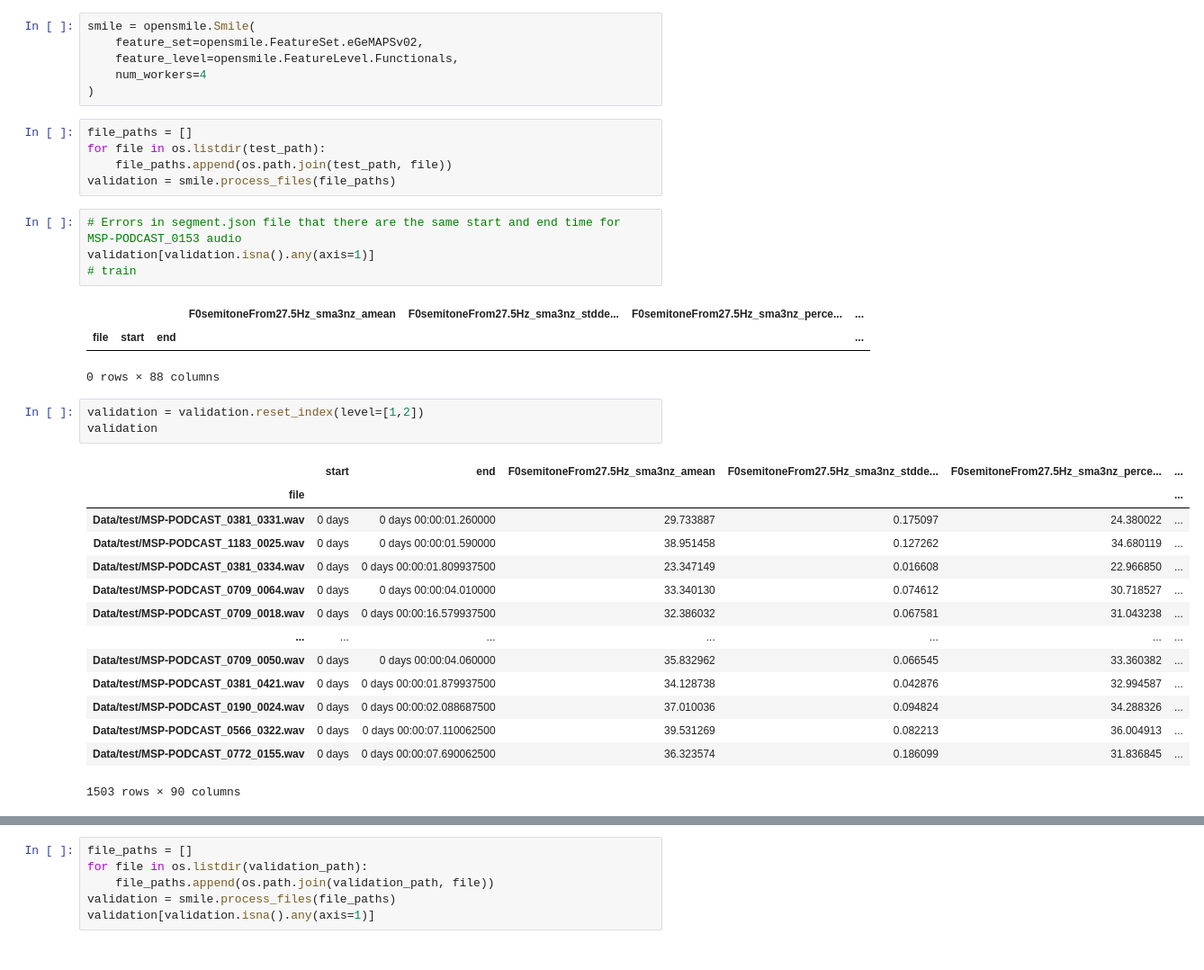
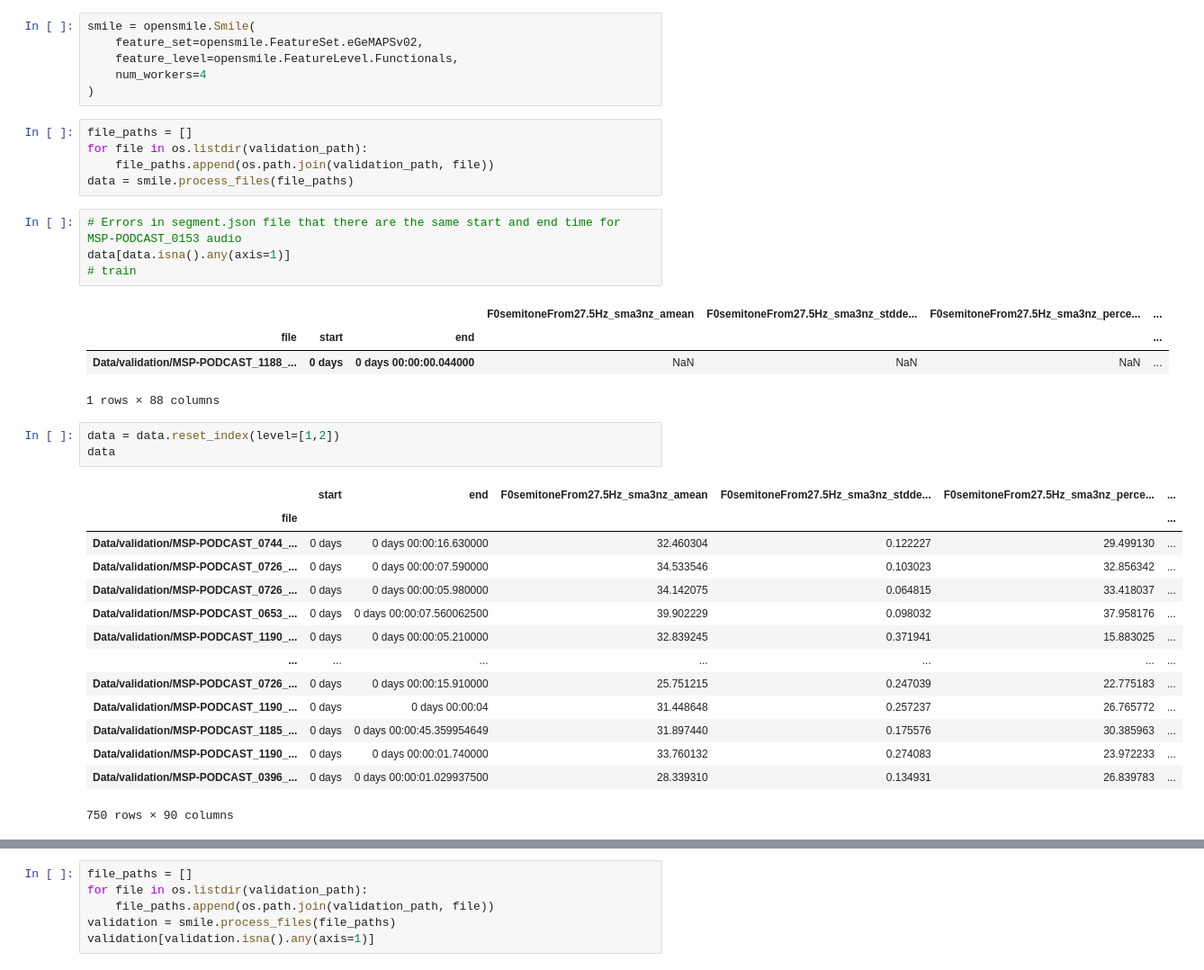
Before and after one commit to eddie8615/ABI_research, a Jupyter notebook: Data Preprocessing.ipynb, the cells around one changed output, grey strips where cells are left out. Shown at 90% size. Saved outputs shown, nothing was run; the diff lists cells and outputs as text.

```diff
--- a/Data Preprocessing.ipynb
+++ b/Data Preprocessing.ipynb
@@ -40,34 +53,35 @@ smile = opensmile.Smile(
 )
 # %%
 file_paths = []
-for file in os.listdir(test_path):
-    file_paths.append(os.path.join(test_path, file))
-validation = smile.process_files(file_paths)
+for file in os.listdir(validation_path):
+    file_paths.append(os.path.join(validation_path, file))
+data = smile.process_files(file_paths)
 # %%
 # Errors in segment.json file that there are the same start and end time for MSP-PODCAST_0153 audio
-validation[validation.isna().any(axis=1)]
+data[data.isna().any(axis=1)]
 # train
 # %% [output]
 |  |  |  | F0semitoneFrom27.5Hz_sma3nz_amean | F0semitoneFrom27.5Hz_sma3nz_stdde... | F0semitoneFrom27.5Hz_sma3nz_perce... | ... |
 | file | start | end |  |  |  | ... |
+| Data/validation/MSP-PODCAST_1188_... | 0 days | 0 days 00:00:00.044000 | NaN | NaN | NaN | ... |
-0 rows × 88 columns
+1 rows × 88 columns
 # %%
-validation = validation.reset_index(level=[1,2])
-validation
+data = data.reset_index(level=[1,2])
+data
 # %% [output]
 |  | start | end | F0semitoneFrom27.5Hz_sma3nz_amean | F0semitoneFrom27.5Hz_sma3nz_stdde... | F0semitoneFrom27.5Hz_sma3nz_perce... | ... |
 | file |  |  |  |  |  | ... |
-| Data/test/MSP-PODCAST_0381_0331.wav | 0 days | 0 days 00:00:01.260000 | 29.733887 | 0.175097 | 24.380022 | ... |
-| Data/test/MSP-PODCAST_1183_0025.wav | 0 days | 0 days 00:00:01.590000 | 38.951458 | 0.127262 | 34.680119 | ... |
-| Data/test/MSP-PODCAST_0381_0334.wav | 0 days | 0 days 00:00:01.809937500 | 23.347149 | 0.016608 | 22.966850 | ... |
-| Data/test/MSP-PODCAST_0709_0064.wav | 0 days | 0 days 00:00:04.010000 | 33.340130 | 0.074612 | 30.718527 | ... |
-| Data/test/MSP-PODCAST_0709_0018.wav | 0 days | 0 days 00:00:16.579937500 | 32.386032 | 0.067581 | 31.043238 | ... |
+| Data/validation/MSP-PODCAST_0744_... | 0 days | 0 days 00:00:16.630000 | 32.460304 | 0.122227 | 29.499130 | ... |
+| Data/validation/MSP-PODCAST_0726_... | 0 days | 0 days 00:00:07.590000 | 34.533546 | 0.103023 | 32.856342 | ... |
+| Data/validation/MSP-PODCAST_0726_... | 0 days | 0 days 00:00:05.980000 | 34.142075 | 0.064815 | 33.418037 | ... |
+| Data/validation/MSP-PODCAST_0653_... | 0 days | 0 days 00:00:07.560062500 | 39.902229 | 0.098032 | 37.958176 | ... |
+| Data/validation/MSP-PODCAST_1190_... | 0 days | 0 days 00:00:05.210000 | 32.839245 | 0.371941 | 15.883025 | ... |
 | ... | ... | ... | ... | ... | ... | ... |
-| Data/test/MSP-PODCAST_0709_0050.wav | 0 days | 0 days 00:00:04.060000 | 35.832962 | 0.066545 | 33.360382 | ... |
-| Data/test/MSP-PODCAST_0381_0421.wav | 0 days | 0 days 00:00:01.879937500 | 34.128738 | 0.042876 | 32.994587 | ... |
-| Data/test/MSP-PODCAST_0190_0024.wav | 0 days | 0 days 00:00:02.088687500 | 37.010036 | 0.094824 | 34.288326 | ... |
-| Data/test/MSP-PODCAST_0566_0322.wav | 0 days | 0 days 00:00:07.110062500 | 39.531269 | 0.082213 | 36.004913 | ... |
-| Data/test/MSP-PODCAST_0772_0155.wav | 0 days | 0 days 00:00:07.690062500 | 36.323574 | 0.186099 | 31.836845 | ... |
+| Data/validation/MSP-PODCAST_0726_... | 0 days | 0 days 00:00:15.910000 | 25.751215 | 0.247039 | 22.775183 | ... |
+| Data/validation/MSP-PODCAST_1190_... | 0 days | 0 days 00:00:04 | 31.448648 | 0.257237 | 26.765772 | ... |
+| Data/validation/MSP-PODCAST_1185_... | 0 days | 0 days 00:00:45.359954649 | 31.897440 | 0.175576 | 30.385963 | ... |
+| Data/validation/MSP-PODCAST_1190_... | 0 days | 0 days 00:00:01.740000 | 33.760132 | 0.274083 | 23.972233 | ... |
+| Data/validation/MSP-PODCAST_0396_... | 0 days | 0 days 00:00:01.029937500 | 28.339310 | 0.134931 | 26.839783 | ... |
-1503 rows × 90 columns
+750 rows × 90 columns
 # %%
 # train.dropna()
```
Also changed, not shown: parts of 15 cells of this notebook, 8 other files.
